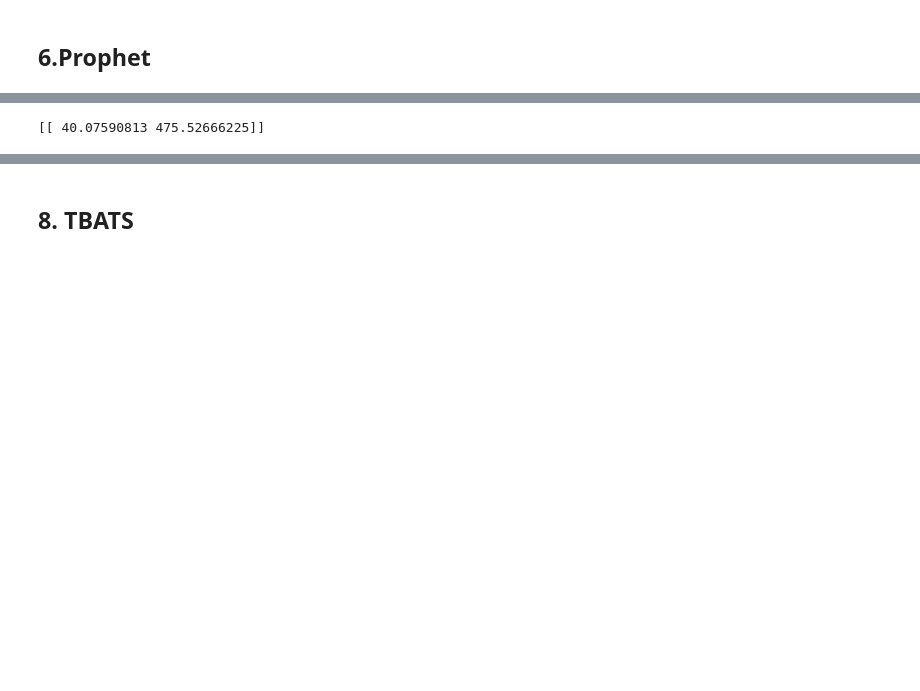
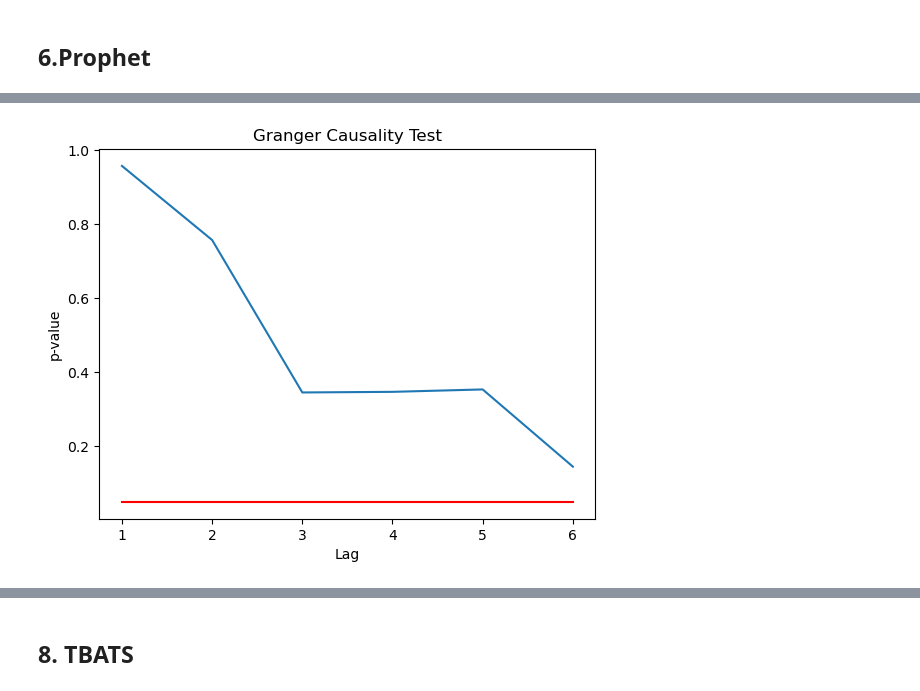
Before and after one commit to baoyik/ADSP-Group-Project, a Jupyter notebook: Main_Alaia_DAL.ipynb, the cells around one changed output, grey strips where cells are left out. Cells and saved outputs as stored; diff of their text form; code cells hidden in the pictures; blank space fills up the shorter version.

```diff
--- a/Main_Alaia_DAL.ipynb
+++ b/Main_Alaia_DAL.ipynb
@@ -346 +561,26 @@ varma_dal = DAL.merge(SPY, left_index=True, right_index=True, how='left').dropna
+# %%
+alpha = 0.05
+# %%
+granger_results_a = grangercausalitytests(df_diff, maxlag=6, verbose=False)
+# %%
+res_list = []
+for lag, v in granger_results_a.items():
+    res = {}
+    res['Lag'] = lag
+    for test, stats in v[0].items():
+        res[test] = stats[1]
+
+    res_list.append(res)
+
+pvals = pd.DataFrame(res_list)
+pvals.set_index('Lag', inplace=True)
+pvals_graph = pvals['params_ftest']
+
+pvals_graph.plot(title='Granger Causality Test')
+alpha_ser = pd.Series([alpha]*len(pvals_graph), index=pvals_graph.index)
+alpha_ser.plot(color='red')
+plt.ylabel('p-value')
+plt.show()
+# %% [output]
+[figure, added]
 # %%
@@ -348,11 +588,5 @@ train_varma, val_varma, test_varma = split_time_series(varma_dal, 0.6,0.2)
 # %%
 from statsmodels.tsa.vector_ar.var_model import VAR
-
-var_model = VAR(varma_dal).fit()
-yhat = var_model.forecast(var_model.endog, steps=1)
-print(yhat)
-# %% [output]
-[[ 40.07590813 475.52666225]]
 # %%
 var_model=VAR(train_varma)
 
```
Also changed, not shown: parts of 66 cells of this notebook, 1 other file.
